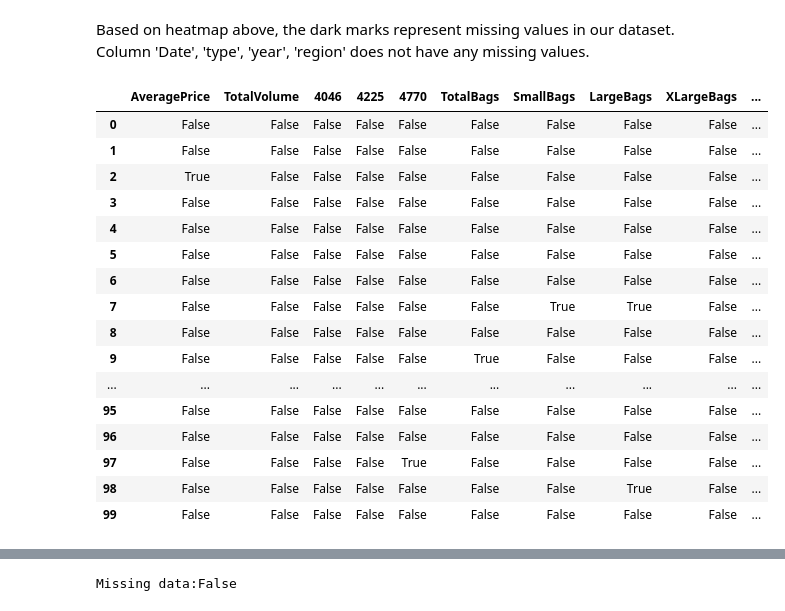
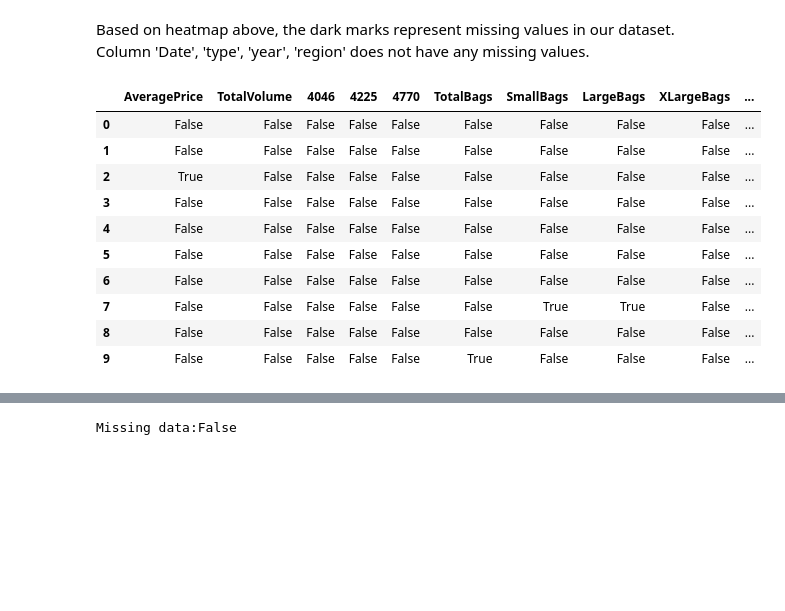
Before and after one commit to irfixq/Avocado_King, a Jupyter notebook: Avocado_King.ipynb, the cells around one changed output, grey strips where cells are left out. Drawn from its saved outputs; the diff is of its cells as text; code cells hidden in the pictures; blank space fills up the shorter version.

```diff
--- a/Avocado_King.ipynb
+++ b/Avocado_King.ipynb
@@ -176,25 +166,19 @@ the dark marks represent missing values in our dataset. Column 'Date', 'type', '
 # %%
 ## See the missing data in dataset
 df_price_NA_check = df_price.isna()
-df_price_NA_check.head(100)
+df_price_NA_check.head(10)
 # %% [output]
 |  | AveragePrice | TotalVolume | 4046 | 4225 | 4770 | TotalBags | SmallBags | LargeBags | XLargeBags | ... |
 | 0 | False | False | False | False | False | False | False | False | False | ... |
 | 1 | False | False | False | False | False | False | False | False | False | ... |
 | 2 | True | False | False | False | False | False | False | False | False | ... |
 | 3 | False | False | False | False | False | False | False | False | False | ... |
 | 4 | False | False | False | False | False | False | False | False | False | ... |
 | 5 | False | False | False | False | False | False | False | False | False | ... |
 | 6 | False | False | False | False | False | False | False | False | False | ... |
 | 7 | False | False | False | False | False | False | True | True | False | ... |
 | 8 | False | False | False | False | False | False | False | False | False | ... |
 | 9 | False | False | False | False | False | True | False | False | False | ... |
-| ... | ... | ... | ... | ... | ... | ... | ... | ... | ... | ... |
-| 95 | False | False | False | False | False | False | False | False | False | ... |
-| 96 | False | False | False | False | False | False | False | False | False | ... |
-| 97 | False | False | False | False | True | False | False | False | False | ... |
-| 98 | False | False | False | False | False | False | False | True | False | ... |
-| 99 | False | False | False | False | False | False | False | False | False | ... |
 # %%
 ## Save as new .csv table to see whole data / for download
 df_price_NA_check.to_csv('df_price_NA_check.csv',sep=',')
```
Also changed, not shown: parts of 68 cells of this notebook.
